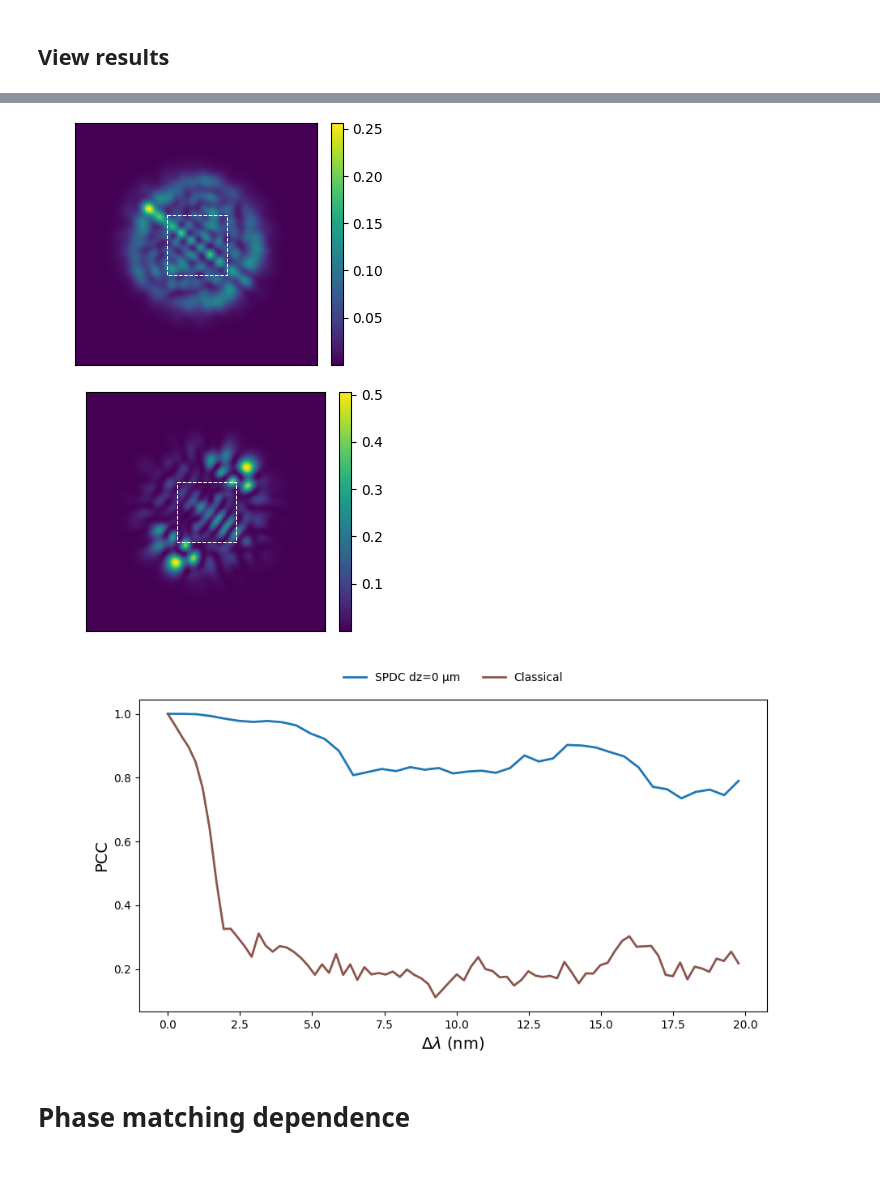
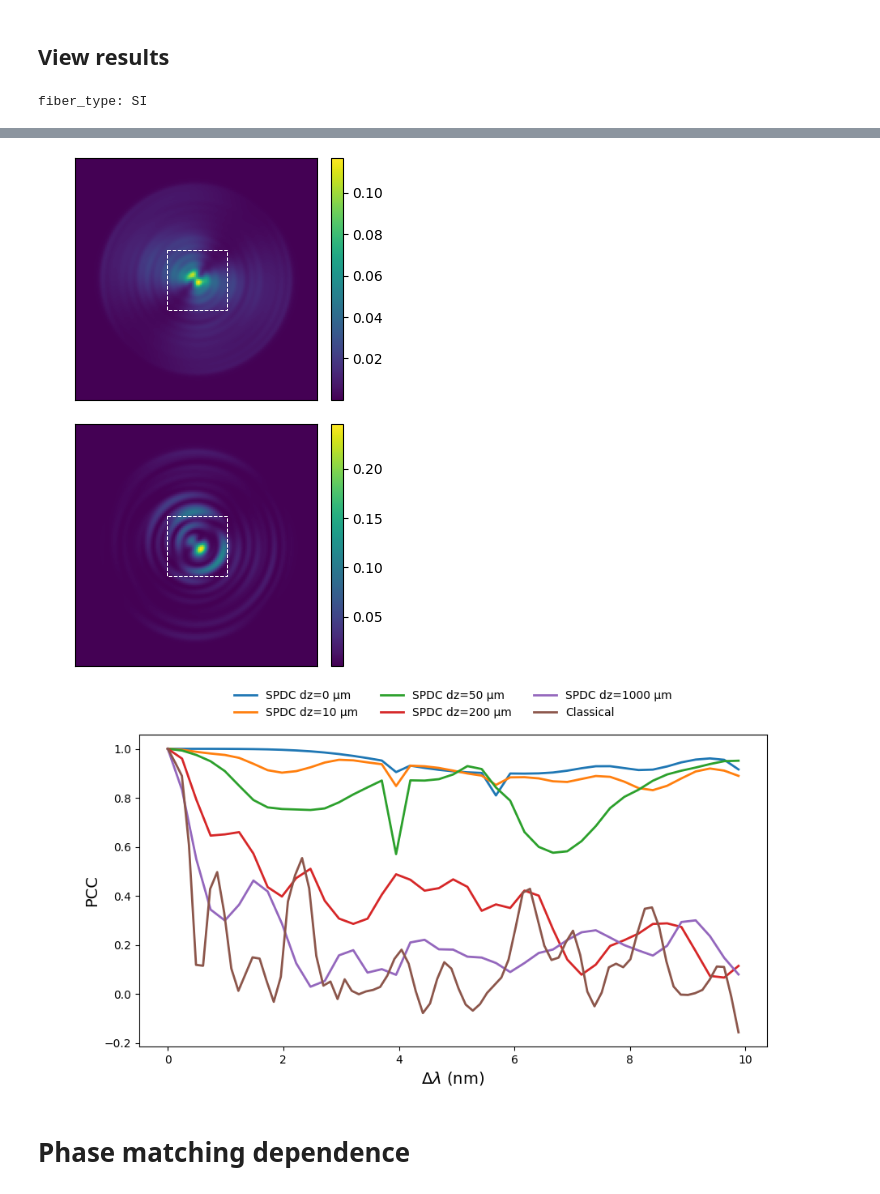
Before and after one commit to rubiaek/qdc2, a Jupyter notebook: qdc/mmf/generate_results.ipynb, the cells around one changed output, grey strips where cells are left out. Cells and saved outputs as stored; diff of their text form; code cells hidden in the pictures.

```diff
--- a/qdc/mmf/generate_results.ipynb
+++ b/qdc/mmf/generate_results.ipynb
@@ -19,14 +19,14 @@ The autoreload extension is already loaded. To reload it, use:
 # Main results & dz dependence
 # %%
 def run_mmf(is_step_index=False, only_z0=False):
-    fiber_L = 0.2e6  if is_step_index else 3e6 # um
+    fiber_L = 0.1e6  if is_step_index else 3e6 # um
     N_wl = 81
-    N_classical = 25
-    N_SPDC = 25
+    N_classical = 31
+    N_SPDC = 31
     wl0 = 0.810
     Dwl = 0.010 if is_step_index else 0.020
     NA_ref = 0.2
-    dzs = [0, 10, 50, 200, 1000] if is_step_index else [0, 10, 50, 100]
+    dzs = [0, 10, 50, 150, 400] if is_step_index else [0, 10, 30, 50, 250]
     if only_z0:
         dzs = [0]
     npoints = 2**7
@@ -40,16 +40,24 @@ def run_mmf(is_step_index=False, only_z0=False):
                             npoints=npoints, NA_ref=NA_ref, autosolve=autosolve)
     # s.gaussian_params = np.array([2.7, 7, 10, 0.5, 0.5]) # Results from 2025-07
     # s.gaussian_dparams = np.array([1, 5, 5, 0.3, 0.3]) # Results from 2025-07
-    s.gaussian_params = np.array([0.8, 8, 8, 0.0, 0.0]) # Results from 2025-07-29
-    s.gaussian_dparams = np.array([0.2, 5, 5, 0.0, 0.0]) # Results from 2025-07-29
+    # s.gaussian_params = np.array([0.6, 0, 0, 0.0, 0.0]) # Results from 2025-07-29
+    # s.gaussian_dparams = np.array([0.2, 15, 18, 0.0, 0.0]) # Results from 2025-07-29
     # s.gaussian_dparams = np.array([0, 4, 4, 0.1, 0.1])
+    if N_classical == 1:
+        g_params_list = [np.array([0.7, 8, 0, 0.0, 0.0])]
+    else:
+        g_params_list = [np.array([0.6, Dx, 0, 0.0, 0.0]) for Dx in np.linspace(0, 22, N_classical)]
 
     exp = QDCMMFExperiment(s, free_mode_matrix=free_mode_matrix)
+    # exp.excite_modes = (0, 50)
     exp._set_PCC_slice(n_pixels_diameter=n_pixels_diameter)
-    res = exp.run_PCCs_different_dz(dzs=dzs, N_classical=N_classical, N_SPDC=N_SPDC)
+    res = exp.run_PCCs_different_dz(dzs=dzs, N_classical=N_classical, N_SPDC=N_SPDC, g_params_list=g_params_list)
 
     f_type = 'SI' if is_step_index else 'GRIN'
-    saveto_path = rf'{DATA_DIR}\\{tnow()}_{f_type}_{round(fiber_L*1e-6, 2)}m_N={N_SPDC}.npz'
+    if exp.excite_modes is not None:
+        saveto_path = rf'{DATA_DIR}\\{tnow()}_{f_type}_{round(fiber_L*1e-6, 2)}m_N={N_SPDC}_excite_modes={exp.excite_modes}.npz'
+    else:
+        saveto_path = rf'{DATA_DIR}\\{tnow()}_{f_type}_{round(fiber_L*1e-6, 2)}m_N={N_SPDC}.npz'
     res.saveto(saveto_path)
     return res
 
@@ -73,9 +71,11 @@ Getting SPDC with average on 25, dz=0 ...
 # %% [markdown]
 ## View results
 # %%
-is_step_index = False
+is_step_index = True
 res = res_SI if is_step_index else res_GRIN
 fiber_type = 'SI' if is_step_index else 'GRIN'
+
+print(f'fiber_type: {fiber_type}')
 
 # Main text
 saveto_path = fr'G:\My Drive\Projects\Dispersion Cancelation\Paper\Partial Figures\PCCs_{fiber_type}.png'
@@ -90,3 +90,4 @@ res.show_incoherent_sums(iter_no=None, dz=0, saveto_path=saveto_path)
 saveto_path = fr'G:\My Drive\Projects\Dispersion Cancelation\Paper\Final Figures\PCCs_dzs_{fiber_type}.png'
 res.show_PCCs(title='', iter_no=None, show0=False, saveto_path=saveto_path)
 # %% [output]
+fiber_type: SI
@@ -94,6 +95,6 @@ res.show_PCCs(title='', iter_no=None, show0=False, saveto_path=saveto_path)
-[figure, old version]
+[figure, new version]
-[figure, old version]
+[figure, new version]
-[figure, old version]
+[figure, new version]
 # %%
 # res = res_GRIN
 res = res_SI
```
Also changed, not shown: parts of 3 cells of this notebook.
